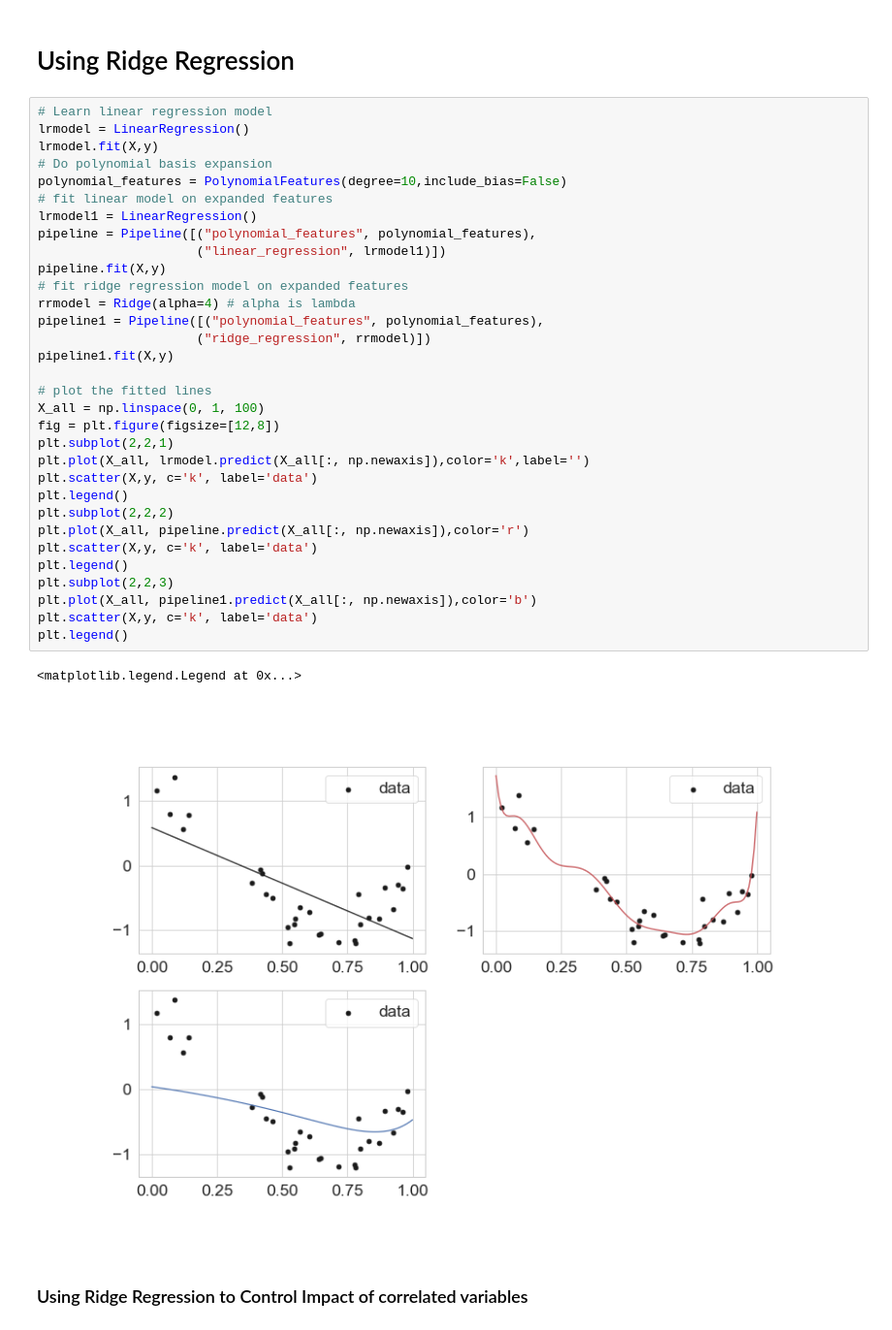
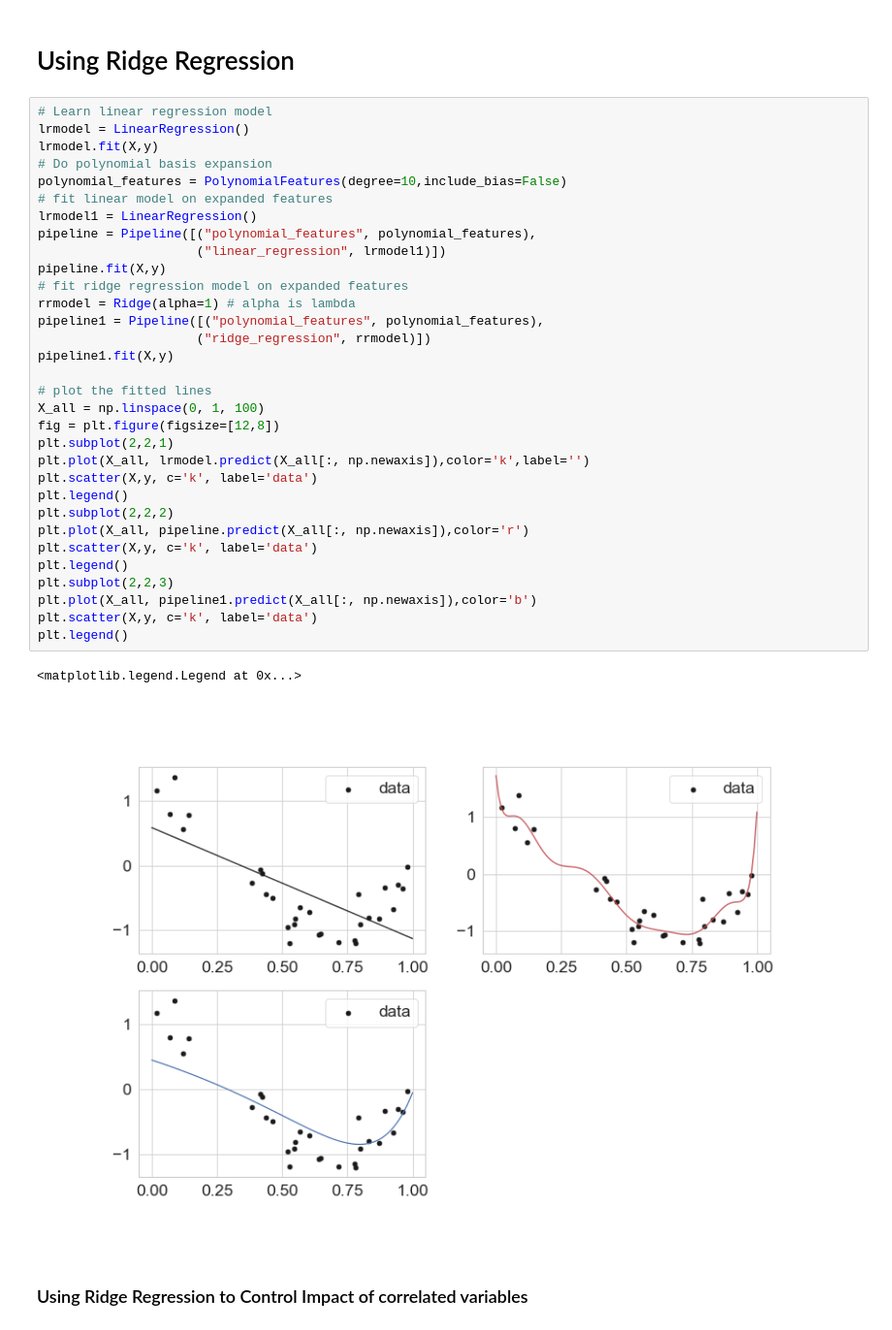
Before and after one commit to ubdsgroup/mlcourse-ub-notebooks, a Jupyter notebook: notebooks/LinearSystems.ipynb, the cells around one changed output. Shown at 97% size. Drawn from its saved outputs; the diff is of its cells as text.

```diff
--- a/notebooks/LinearSystems.ipynb
+++ b/notebooks/LinearSystems.ipynb
@@ -625,35 +605,35 @@ lrmodel = LinearRegression()
 lrmodel.fit(X,y)
 # Do polynomial basis expansion
 polynomial_features = PolynomialFeatures(degree=10,include_bias=False)
 # fit linear model on expanded features
 lrmodel1 = LinearRegression()
 pipeline = Pipeline([("polynomial_features", polynomial_features),
                      ("linear_regression", lrmodel1)])
 pipeline.fit(X,y)
 # fit ridge regression model on expanded features
-rrmodel = Ridge(alpha=4) # alpha is lambda
+rrmodel = Ridge(alpha=1) # alpha is lambda
 pipeline1 = Pipeline([("polynomial_features", polynomial_features),
                      ("ridge_regression", rrmodel)])
 pipeline1.fit(X,y)
 
 # plot the fitted lines
 X_all = np.linspace(0, 1, 100)
 fig = plt.figure(figsize=[12,8])
 plt.subplot(2,2,1)
 plt.plot(X_all, lrmodel.predict(X_all[:, np.newaxis]),color='k',label='')
 plt.scatter(X,y, c='k', label='data')
 plt.legend()
 plt.subplot(2,2,2)
 plt.plot(X_all, pipeline.predict(X_all[:, np.newaxis]),color='r')
 plt.scatter(X,y, c='k', label='data')
 plt.legend()
 plt.subplot(2,2,3)
 plt.plot(X_all, pipeline1.predict(X_all[:, np.newaxis]),color='b')
 plt.scatter(X,y, c='k', label='data')
 plt.legend()
 # %% [output]
 <matplotlib.legend.Legend at 0x...>
-[figure, old version]
+[figure, new version]
 # %% [markdown]
 ### Using Ridge Regression to Control Impact of correlated variables
 # %%
```
Also changed, not shown: parts of 34 cells of this notebook.
